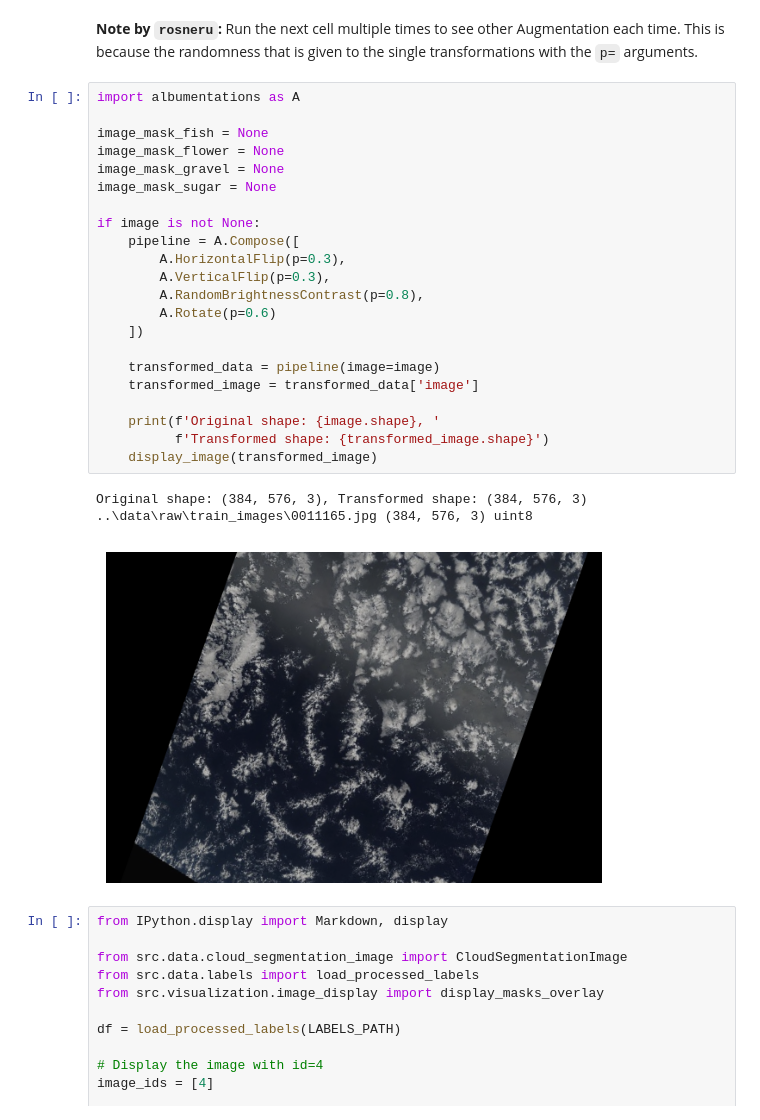
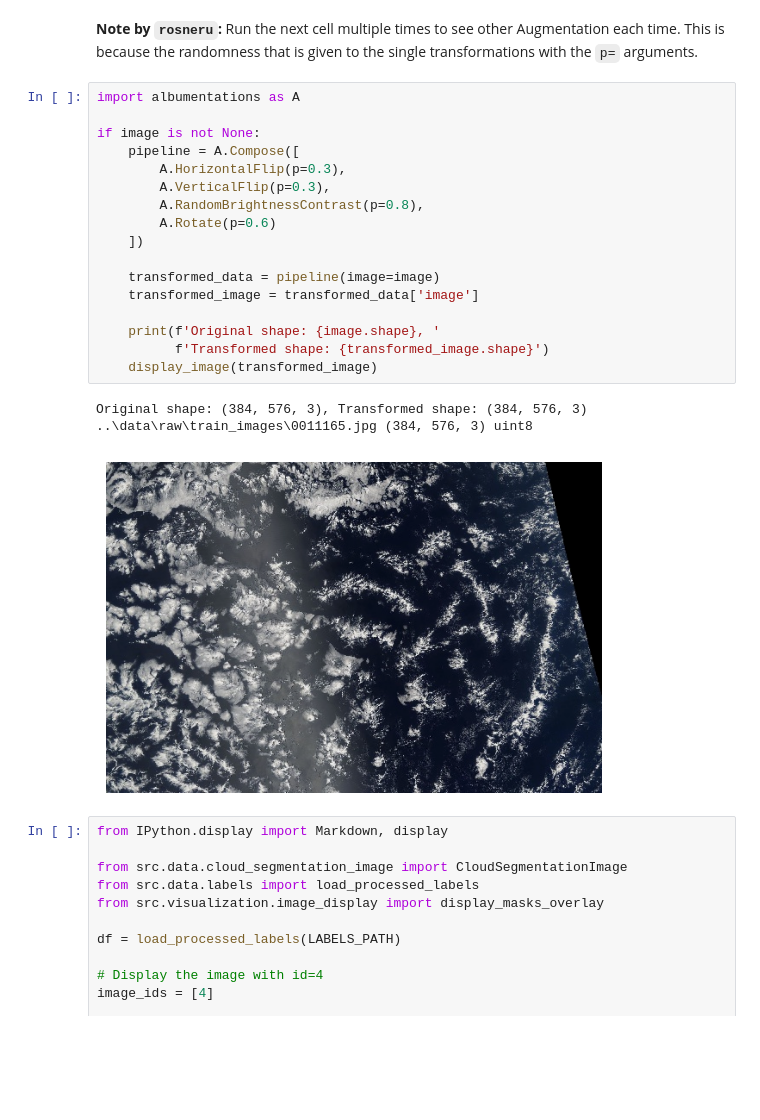
Before and after one commit to YOHANCOHENCODES/jun26_bcds_cloud_segmentation, a Jupyter notebook: notebooks/2.0-rosner-augmentation.ipynb, the cells around one changed output. Drawn from its saved outputs; the diff is of its cells as text; blank space fills up the shorter version.

```diff
--- a/notebooks/2.0-rosner-augmentation.ipynb
+++ b/notebooks/2.0-rosner-augmentation.ipynb
@@ -58,30 +58,25 @@ Augmentation each time. This is because the randomness that is given to the
 single transformations with the `p=` arguments.
 # %%
 import albumentations as A
-
-image_mask_fish = None
-image_mask_flower = None
-image_mask_gravel = None
-image_mask_sugar = None
 
 if image is not None:
     pipeline = A.Compose([
         A.HorizontalFlip(p=0.3),
         A.VerticalFlip(p=0.3),
         A.RandomBrightnessContrast(p=0.8),
         A.Rotate(p=0.6)
     ])
 
     transformed_data = pipeline(image=image)
     transformed_image = transformed_data['image']
 
     print(f'Original shape: {image.shape}, '
           f'Transformed shape: {transformed_image.shape}')
     display_image(transformed_image)
 # %% [output]
 Original shape: (384, 576, 3), Transformed shape: (384, 576, 3)
 ..\data\raw\train_images\0011165.jpg (384, 576, 3) uint8
-[figure, old version]
+[figure, new version]
 # %%
 from IPython.display import Markdown, display
 
```
Also changed, not shown: 4 other files.
